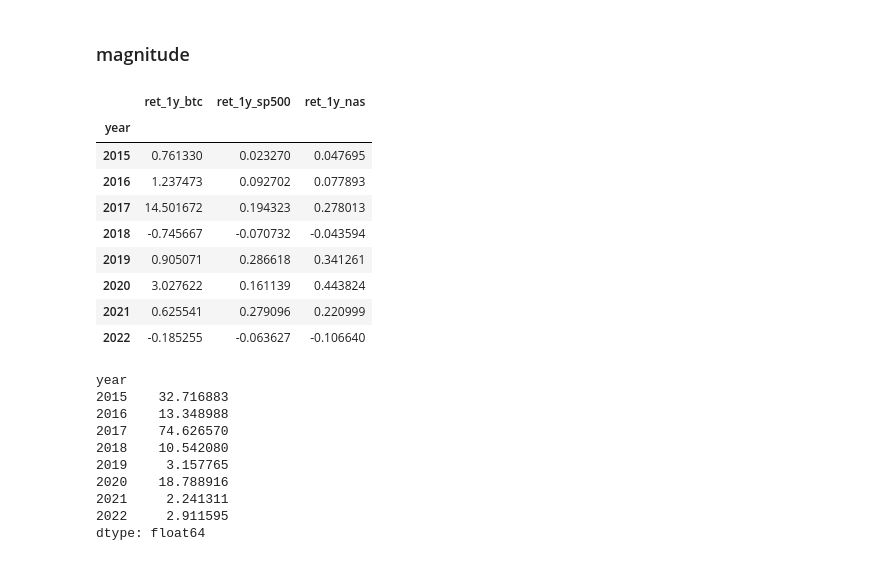
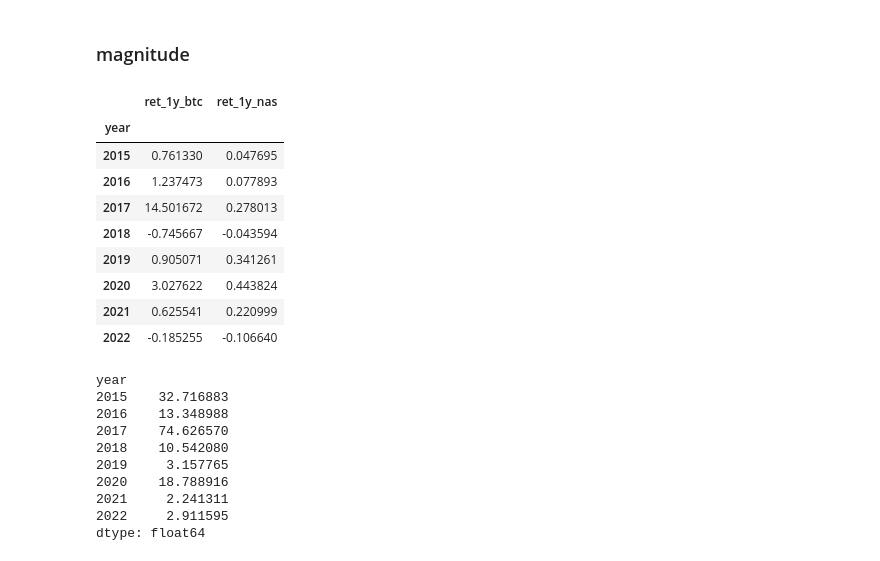
Before and after one commit to hlgchen/ms-e252_project, a Jupyter notebook: stock_ana/2_correlations_btc.ipynb, the cells around one changed output. Drawn from its saved outputs; the diff is of its cells as text; code cells hidden in the pictures.

```diff
--- a/stock_ana/2_correlations_btc.ipynb
+++ b/stock_ana/2_correlations_btc.ipynb
@@ -293,18 +293,18 @@ cat_given_cat(cat_ym).round(2)
 ### magnitude
 # %%
 yret = comp_year - 1
-yret
+yret[["ret_1y_btc", "ret_1y_nas"]]
 # %% [output]
-|  | ret_1y_btc | ret_1y_sp500 | ret_1y_nas |
-| year |  |  |  |
-| 2015 | 0.761330 | 0.023270 | 0.047695 |
-| 2016 | 1.237473 | 0.092702 | 0.077893 |
-| 2017 | 14.501672 | 0.194323 | 0.278013 |
-| 2018 | -0.745667 | -0.070732 | -0.043594 |
-| 2019 | 0.905071 | 0.286618 | 0.341261 |
-| 2020 | 3.027622 | 0.161139 | 0.443824 |
-| 2021 | 0.625541 | 0.279096 | 0.220999 |
-| 2022 | -0.185255 | -0.063627 | -0.106640 |
+|  | ret_1y_btc | ret_1y_nas |
+| year |  |  |
+| 2015 | 0.761330 | 0.047695 |
+| 2016 | 1.237473 | 0.077893 |
+| 2017 | 14.501672 | 0.278013 |
+| 2018 | -0.745667 | -0.043594 |
+| 2019 | 0.905071 | 0.341261 |
+| 2020 | 3.027622 | 0.443824 |
+| 2021 | 0.625541 | 0.220999 |
+| 2022 | -0.185255 | -0.106640 |
 # %%
 (yret.ret_1y_btc / yret.ret_1y_sp500)
 # %% [output]
```
Also changed, not shown: parts of 1 cell of this notebook, 3 other files.
